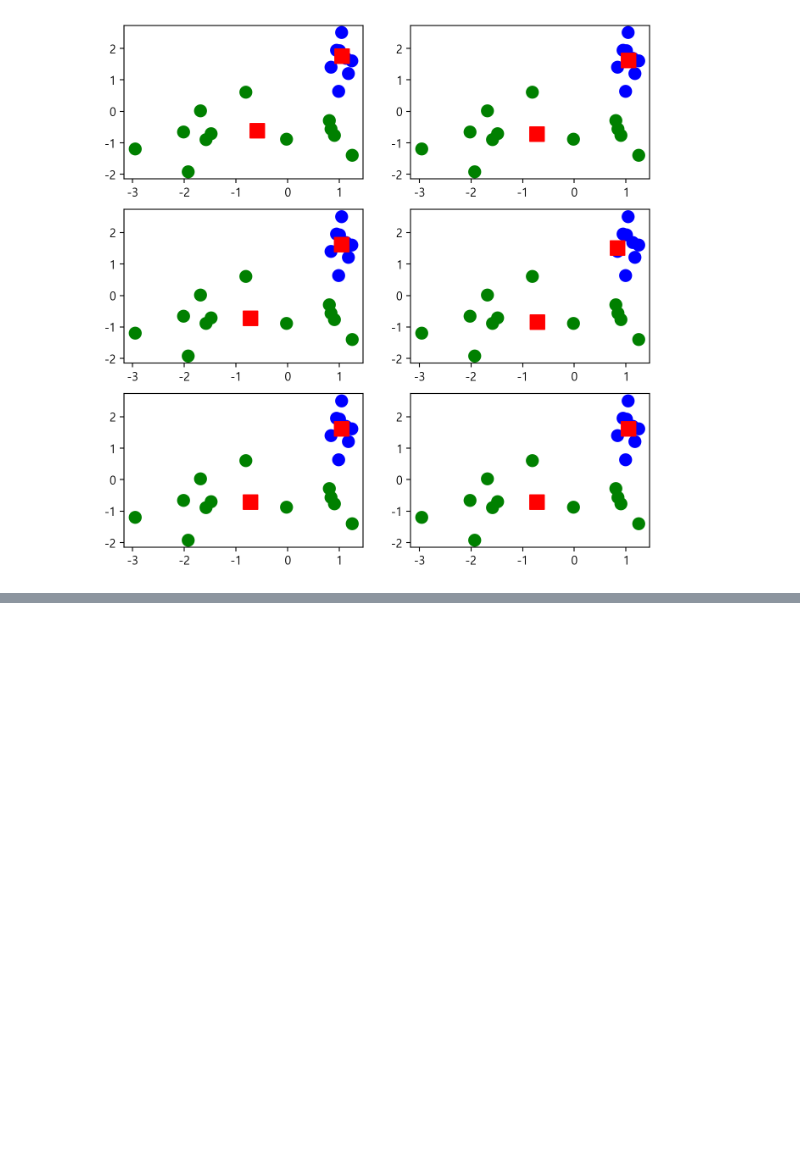
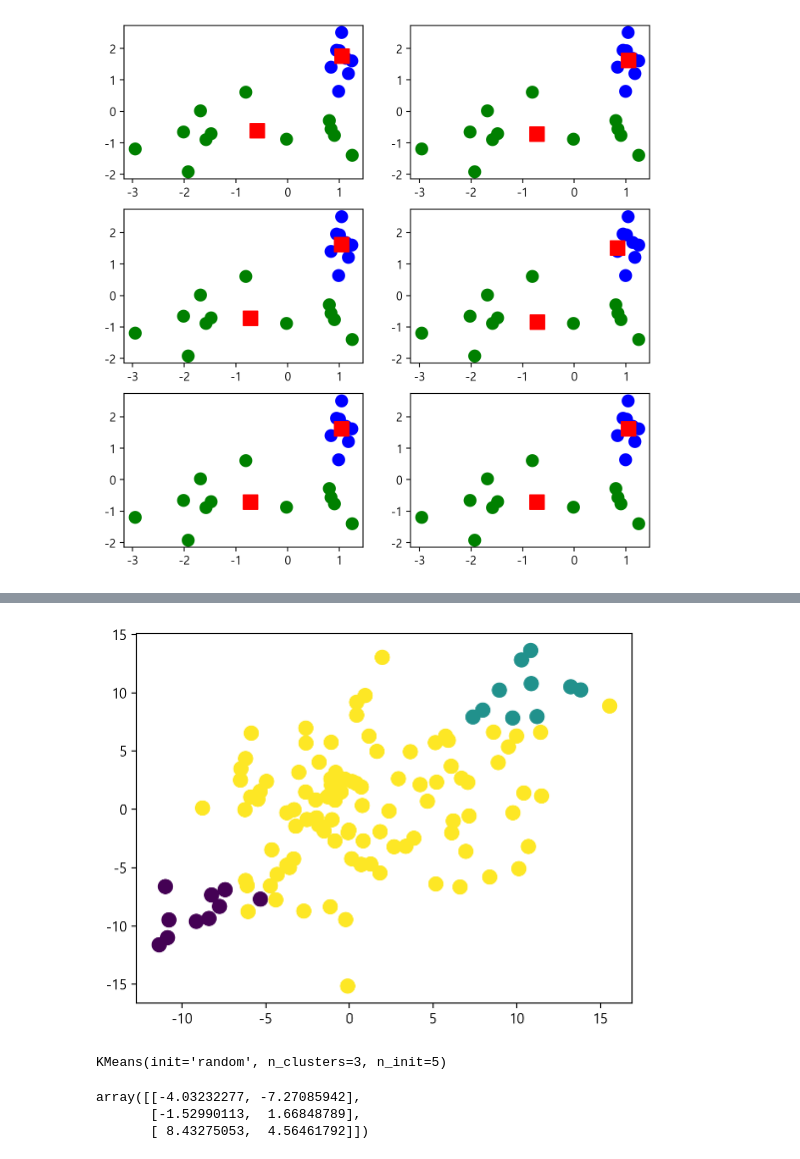
Before and after one commit to yisy0703/ai, a Jupyter notebook: source/13_MachineLearning/2장_군집분석.ipynb, the cells around one changed output, grey strips where cells are left out. Saved outputs shown, nothing was run; the diff lists cells and outputs as text; code cells hidden in the pictures; blank space fills up the shorter version.

```diff
--- a/source/13_MachineLearning/2장_군집분석.ipynb
+++ b/source/13_MachineLearning/2장_군집분석.ipynb
@@ -221,0 +229,6 @@ c0(1.04,1.62), c1(-0.73,-0.71)
+# %%
+# normal(평균, 표준편차, size) : 정규분포 배열 생성
+group0 = np.random.normal(-10, 2, (10,2))
+class0 = np.full(group0.shape[0], 0)
+group0 = np.c_[group0, class0]
+group0[:2] # 10행 3열
@@ -221,0 +238,5 @@ c0(1.04,1.62), c1(-0.73,-0.71)
+# %%
+group1 = np.random.normal(10, 2, (10,2))
+class1 = np.full(group1.shape[0], 1)
+group1 = np.c_[group1, class1]
+group1[:2] # 10행3열
@@ -221,0 +246,5 @@ c0(1.04,1.62), c1(-0.73,-0.71)
+# %%
+group2 = np.random.normal(0, 5, (100,2))
+class2 = np.full(group2.shape[0], 2)
+group2 = np.c_[group2, class2]
+group2[:2] # 100행 3열
@@ -221,0 +254,3 @@ c0(1.04,1.62), c1(-0.73,-0.71)
+# %%
+data = np.r_[group0, group1, group2]
+data[::10] # 120행 3열
@@ -221,0 +270,22 @@ c0(1.04,1.62), c1(-0.73,-0.71)
+# %%
+plt.scatter(x = data[:, 0],
+            y = data[:, 1],
+            c = data[:, 2],
+            s=100)
+plt.show()
+# %% [output]
+[figure, added]
+# %%
+model = KMeans(n_clusters=3,
+              init='random',
+              n_init=5)
+model.fit(data[:,0:2])
+# %% [output]
+KMeans(init='random', n_clusters=3, n_init=5)
+# %%
+c = model.cluster_centers_ # 그룹군들의 중심점
+c
+# %% [output]
+array([[-4.03232277, -7.27085942],
+       [-1.52990113,  1.66848789],
+       [ 8.43275053,  4.56461792]])
```
Also changed, not shown: parts of 12 cells of this notebook.
